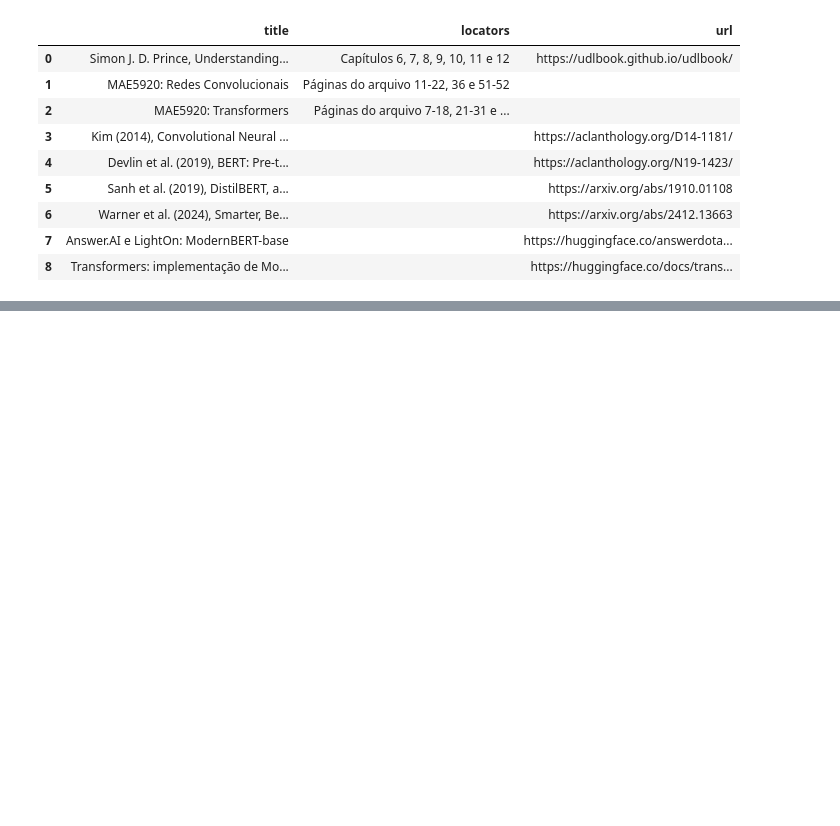
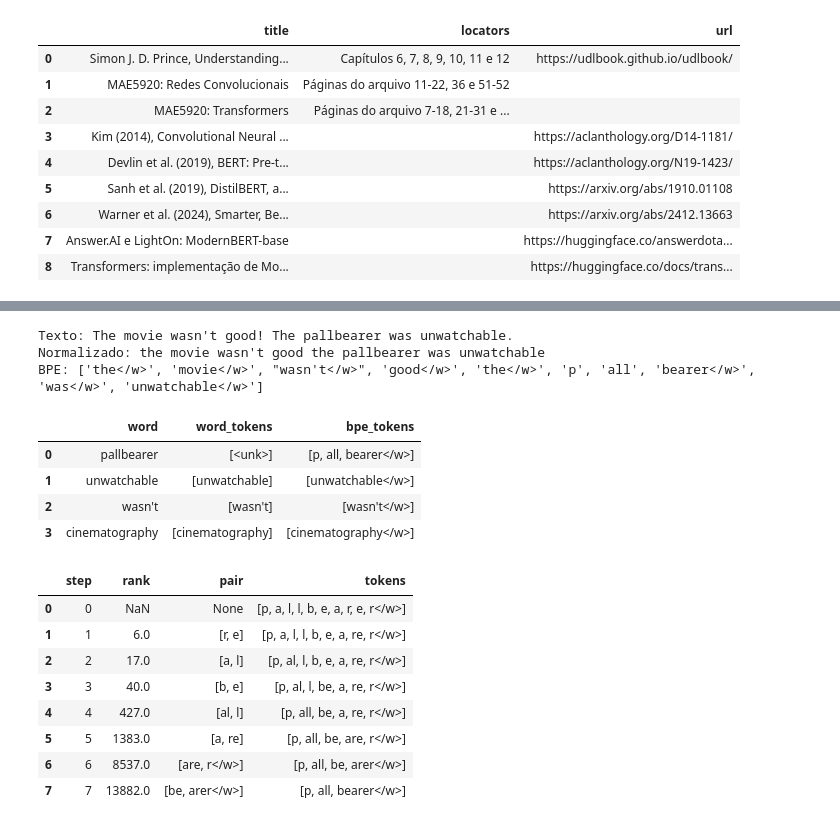
Before and after one commit to costaleirbag/projeto-mae5920, a Jupyter notebook: notebooks/cnn_encoders.ipynb, the cells around one changed output, grey strips where cells are left out. Saved outputs shown, nothing was run; the diff lists cells and outputs as text; code cells hidden in the pictures; blank space fills up the shorter version.

```diff
--- a/notebooks/cnn_encoders.ipynb
+++ b/notebooks/cnn_encoders.ipynb
@@ -281,0 +286,31 @@ display(pd.DataFrame(read_json(ROOT / 'docs/REFERENCIAS_SEQUENCIAS.json')['refer
+# %%
+from tokenizers import Tokenizer
+from imdb_lab.bpe_study import canonicalize, metrics
+from imdb_lab.bpe_report import merge_trace
+BP = ROOT / 'results/bpe'
+bs = read_json(BP / 'summary.json')
+tok = Tokenizer.from_file(str(BP / 'tokenizer.json'))
+text = "The movie wasn't good! The pallbearer was unwatchable."
+print('Texto:', text)
+print('Normalizado:', canonicalize(text))
+print('BPE:', tok.encode(canonicalize(text)).tokens)
+display(pd.DataFrame(bs['examples'])[['word','word_tokens','bpe_tokens']])
+display(pd.DataFrame(merge_trace('pallbearer', tok)))
+# %% [output]
+Texto: The movie wasn't good! The pallbearer was unwatchable.
+Normalizado: the movie wasn't good the pallbearer was unwatchable
+BPE: ['the</w>', 'movie</w>', "wasn't</w>", 'good</w>', 'the</w>', 'p', 'all', 'bearer</w>', 'was</w>', 'unwatchable</w>']
+|  | word | word_tokens | bpe_tokens |
+| 0 | pallbearer | [<unk>] | [p, all, bearer</w>] |
+| 1 | unwatchable | [unwatchable] | [unwatchable</w>] |
+| 2 | wasn't | [wasn't] | [wasn't</w>] |
+| 3 | cinematography | [cinematography] | [cinematography</w>] |
+|  | step | rank | pair | tokens |
+| 0 | 0 | NaN | None | [p, a, l, l, b, e, a, r, e, r</w>] |
+| 1 | 1 | 6.0 | [r, e] | [p, a, l, l, b, e, a, re, r</w>] |
+| 2 | 2 | 17.0 | [a, l] | [p, al, l, b, e, a, re, r</w>] |
+| 3 | 3 | 40.0 | [b, e] | [p, al, l, be, a, re, r</w>] |
+| 4 | 4 | 427.0 | [al, l] | [p, all, be, a, re, r</w>] |
+| 5 | 5 | 1383.0 | [a, re] | [p, all, be, are, r</w>] |
+| 6 | 6 | 8537.0 | [are, r</w>] | [p, all, be, arer</w>] |
+| 7 | 7 | 13882.0 | [be, arer</w>] | [p, all, bearer</w>] |
```
Also changed, not shown: parts of 7 cells of this notebook, 56 other files.
